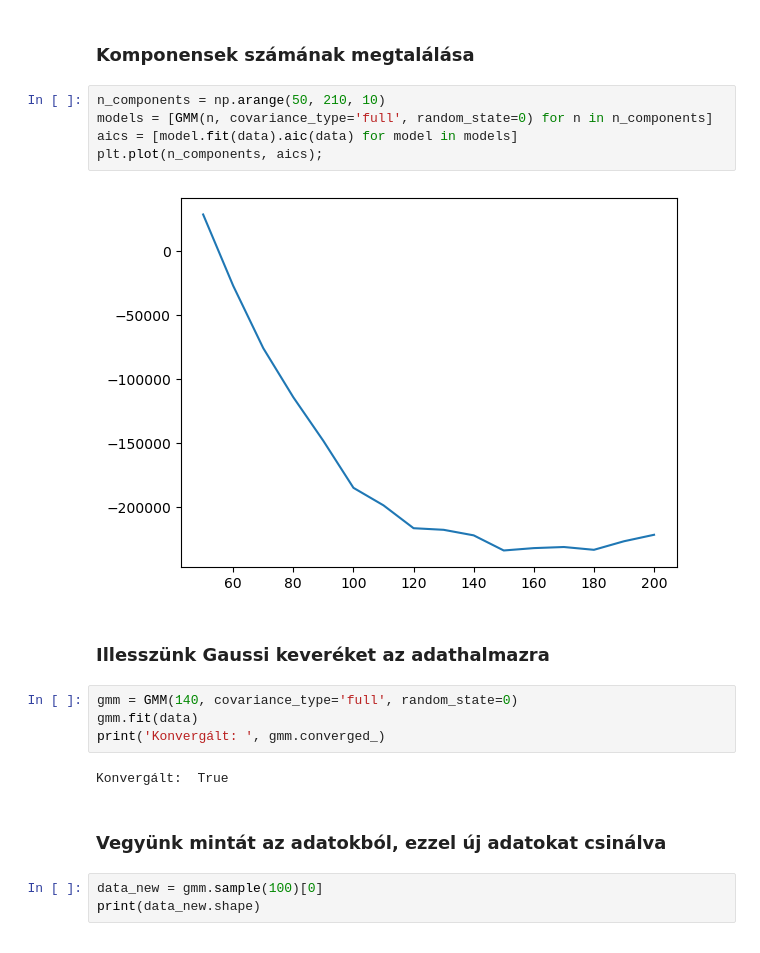
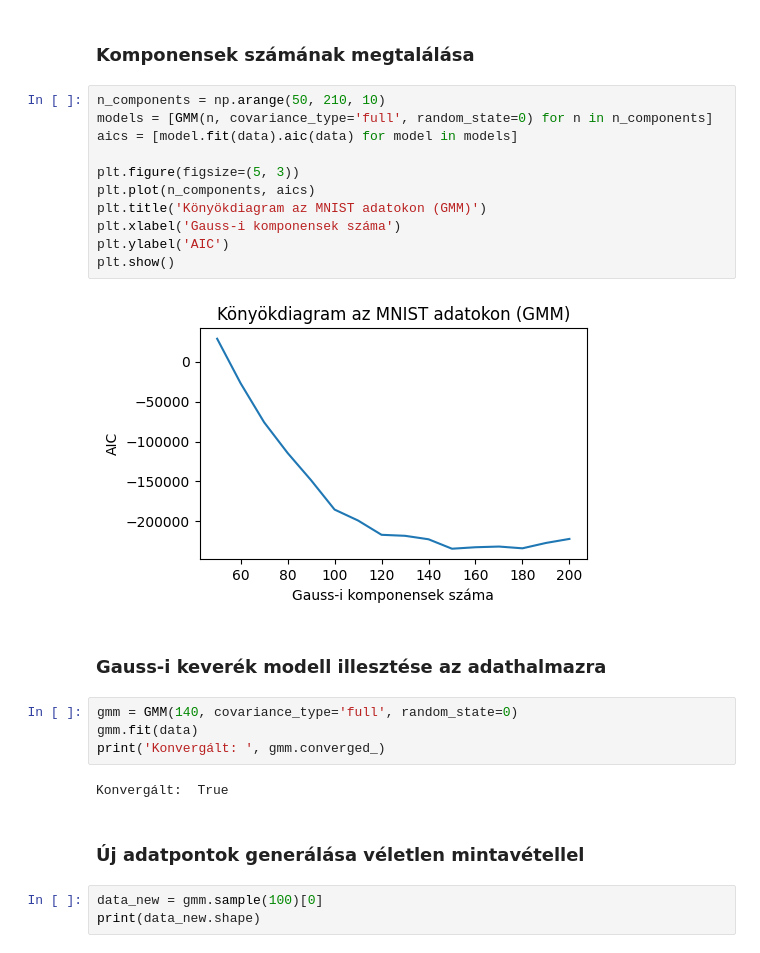
Before and after one commit to basictask/Elemzesmodszertan, a Jupyter notebook: 8_generative/code/8_generative_gmm.ipynb, the cells around one changed output. Saved outputs shown, nothing was run; the diff lists cells and outputs as text.

```diff
--- a/8_generative/code/8_generative_gmm.ipynb
+++ b/8_generative/code/8_generative_gmm.ipynb
@@ -177,20 +180,26 @@ print(data.shape)
 # %%
 n_components = np.arange(50, 210, 10)
 models = [GMM(n, covariance_type='full', random_state=0) for n in n_components]
 aics = [model.fit(data).aic(data) for model in models]
-plt.plot(n_components, aics);
+
+plt.figure(figsize=(5, 3))
+plt.plot(n_components, aics)
+plt.title('Könyökdiagram az MNIST adatokon (GMM)')
+plt.xlabel('Gauss-i komponensek száma')
+plt.ylabel('AIC')
+plt.show()
 # %% [output]
-[figure, old version]
+[figure, new version]
-# %% [markdown]
-### Illesszünk Gaussi keveréket az adathalmazra
+# %% [markdown]
+### Gauss-i keverék modell illesztése az adathalmazra
 # %%
 gmm = GMM(140, covariance_type='full', random_state=0)
 gmm.fit(data)
 print('Konvergált: ', gmm.converged_)
 # %% [output]
 Konvergált:  True
-# %% [markdown]
-### Vegyünk mintát az adatokból, ezzel új adatokat csinálva
+# %% [markdown]
+### Új adatpontok generálása véletlen mintavétellel
 # %%
 data_new = gmm.sample(100)[0]
 print(data_new.shape)
```
Also changed, not shown: parts of 16 cells of this notebook, 5 other files.
